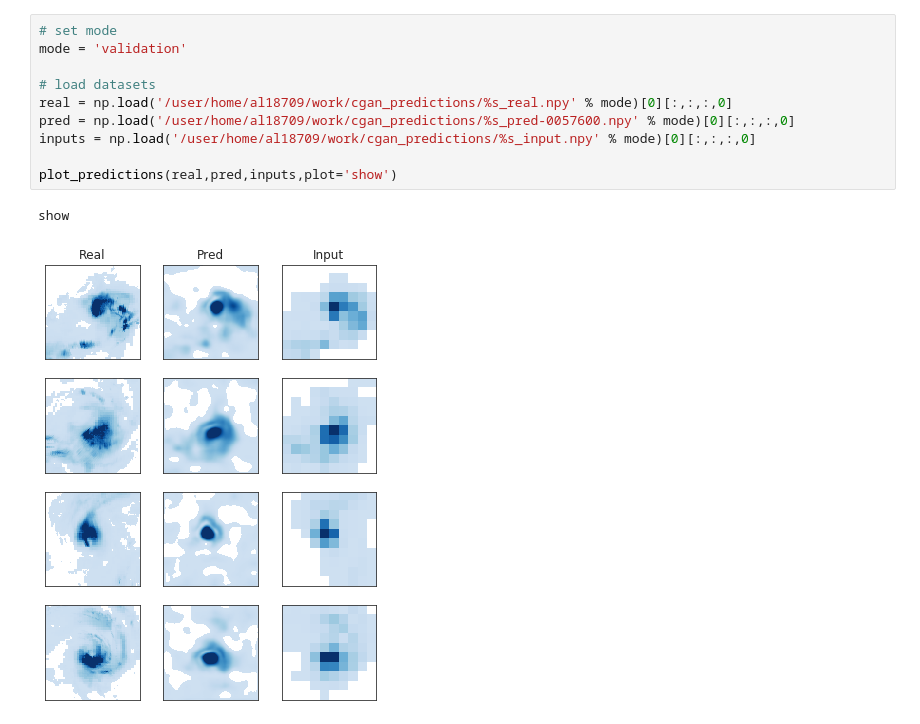
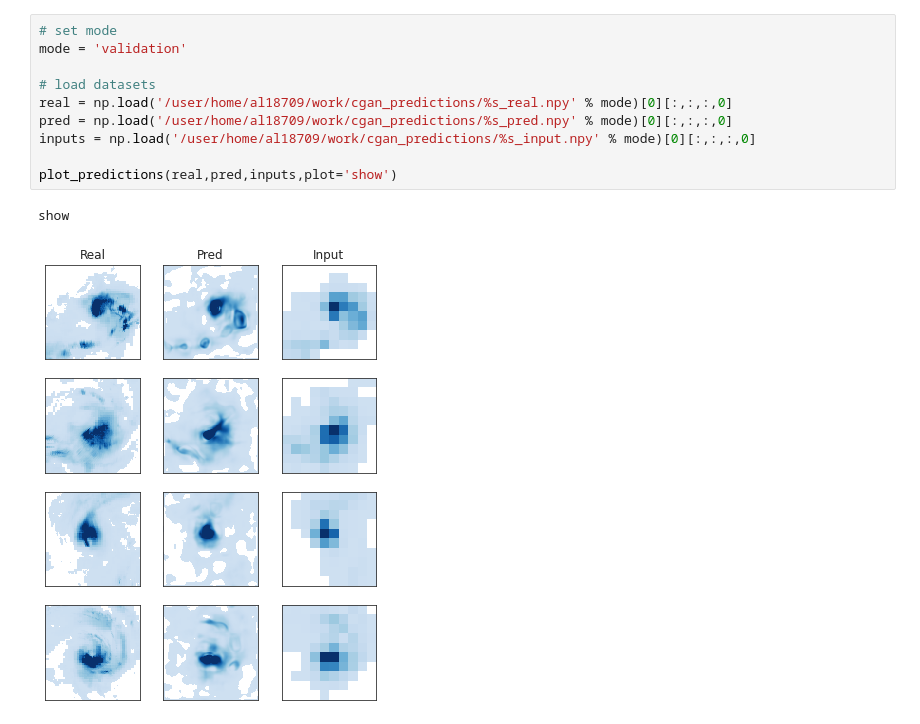
Before and after one commit to vosps/tropical_cyclone, a Jupyter notebook: cgan/eval.ipynb, the cells around one changed output. Saved outputs shown, nothing was run; the diff lists cells and outputs as text.

```diff
--- a/cgan/eval.ipynb
+++ b/cgan/eval.ipynb
@@ -35,14 +39,14 @@ plt.savefig('figs/loss_log.png',bbox_inches='tight')
 # %%
 # set mode
 mode = 'validation'
 
 # load datasets
 real = np.load('/user/home/al18709/work/cgan_predictions/%s_real.npy' % mode)[0][:,:,:,0]
-pred = np.load('/user/home/al18709/work/cgan_predictions/%s_pred-0057600.npy' % mode)[0][:,:,:,0]
+pred = np.load('/user/home/al18709/work/cgan_predictions/%s_pred.npy' % mode)[0][:,:,:,0]
 inputs = np.load('/user/home/al18709/work/cgan_predictions/%s_input.npy' % mode)[0][:,:,:,0]
 
 plot_predictions(real,pred,inputs,plot='show')
 # %% [output]
 show
-[figure, old version]
+[figure, new version]
 # %%
```
Also changed, not shown: parts of 5 cells of this notebook, 2 other files.
